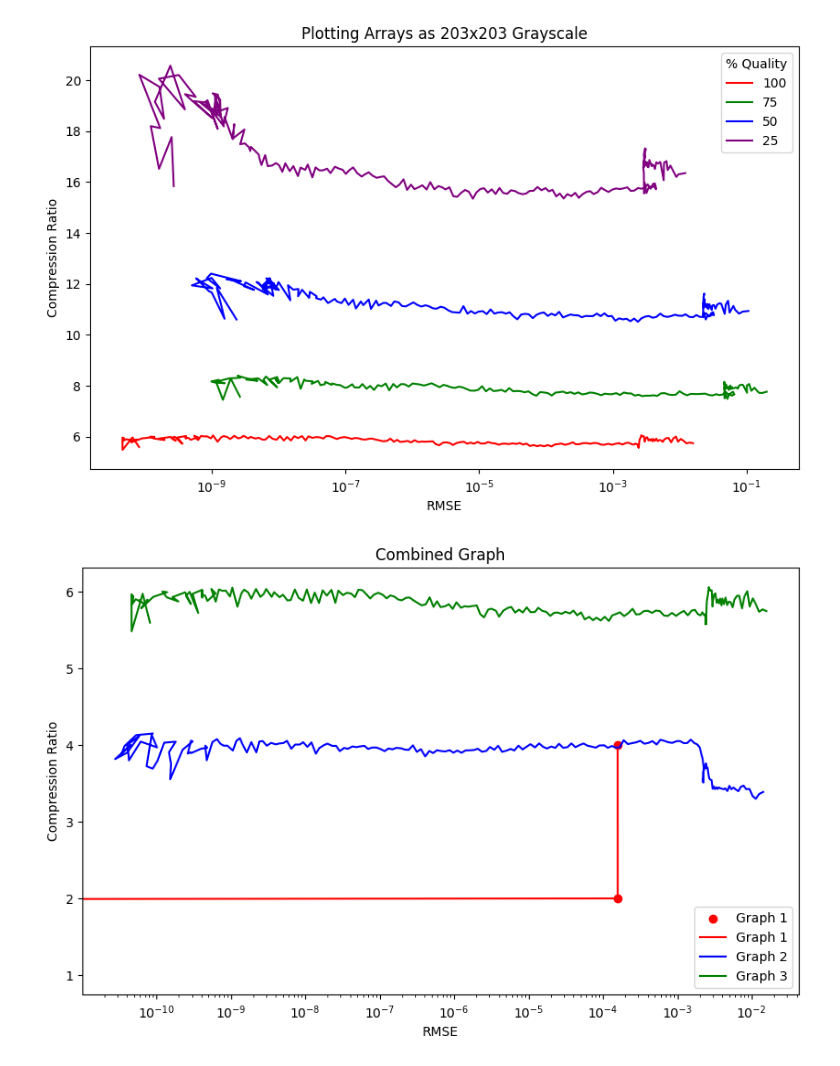
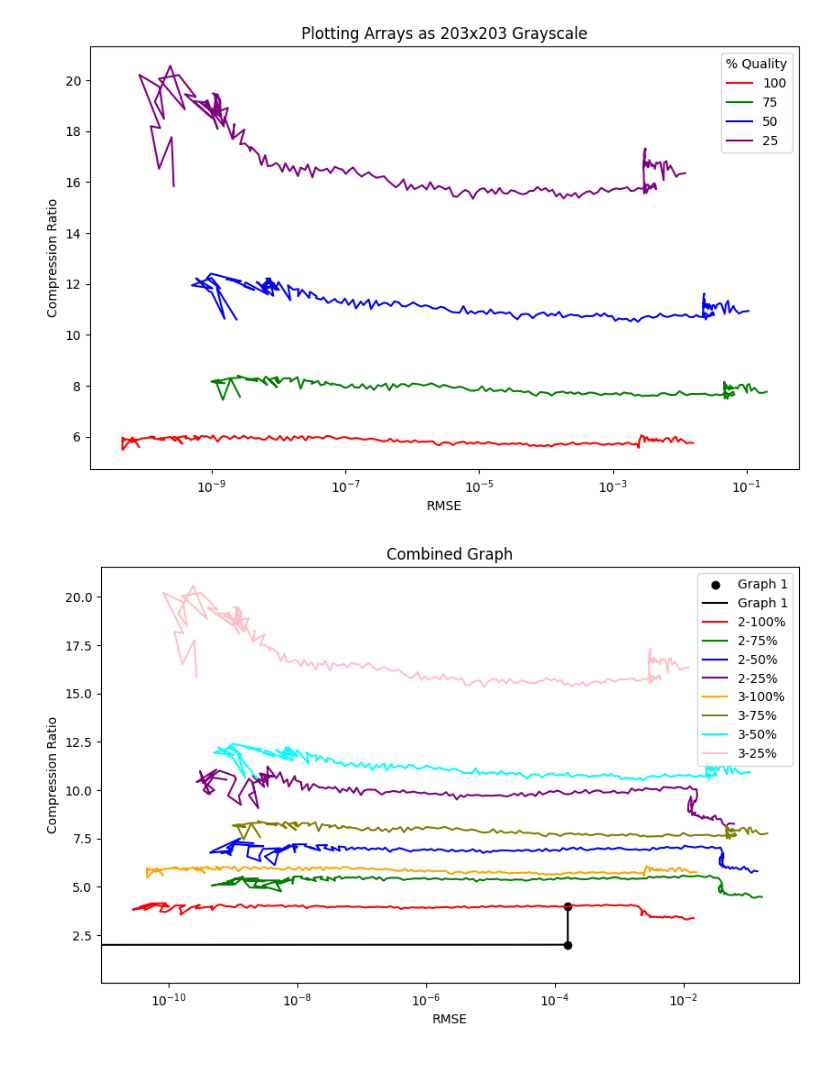
Before and after one commit to sarthaag/data-compression, a Jupyter notebook: analysis2_combined.ipynb, the cells around one changed output. Drawn from its saved outputs; the diff is of its cells as text; code cells hidden in the pictures.

Commit message:
Create more detailed combined graph with all curves from previous graphs

```diff
--- a/analysis2_combined.ipynb
+++ b/analysis2_combined.ipynb
@@ -77,19 +62,29 @@ plt.show()
 # %%
 # Combined graphs
 
 plt.figure(figsize=(10, 6))
 plt.xscale("log")
-plt.scatter(X, Y, color='red', label='Graph 1')
-plt.plot(X, Y, color='red', label='Graph 1')
-plt.plot(df['RMSE2.1'], df['CR2.1'], color='blue', label='Graph 2')
-plt.plot(df['RMSE2.2'], df['CR2.2'], color='green', label='Graph 3')
-plt.legend(loc='lower right')
+
+plt.scatter(X, Y, color='black', label='Graph 1')
+plt.plot(X, Y, color='black', label='Graph 1')
+
+plt.plot(df['RMSE2.1.100'], df['CR2.1.100'], color='red', label='2-100%')
+plt.plot(df['RMSE2.1.75'], df['CR2.1.75'], color='green', label='2-75%')
+plt.plot(df['RMSE2.1.50'], df['CR2.1.50'], color='blue', label='2-50%')
+plt.plot(df['RMSE2.1.25'], df['CR2.1.25'], color='purple', label='2-25%')
+
+plt.plot(df['RMSE2.2.100'], df['CR2.2.100'], color='orange', label='3-100%')
+plt.plot(df['RMSE2.2.75'], df['CR2.2.75'], color='olive', label='3-75%')
+plt.plot(df['RMSE2.2.50'], df['CR2.2.50'], color='cyan', label='3-50%')
+plt.plot(df['RMSE2.2.25'], df['CR2.2.25'], color='pink', label='3-25%')
+
+plt.legend()
 plt.xlabel("RMSE")
 plt.ylabel("Compression Ratio")
 plt.title("Combined Graph")
 plt.show()
 # %% [output]
-[figure, old version]
+[figure, new version]
 # %%
 # # Plotting all four graphs together
 
```
Also changed, not shown: parts of 1 cell of this notebook.
